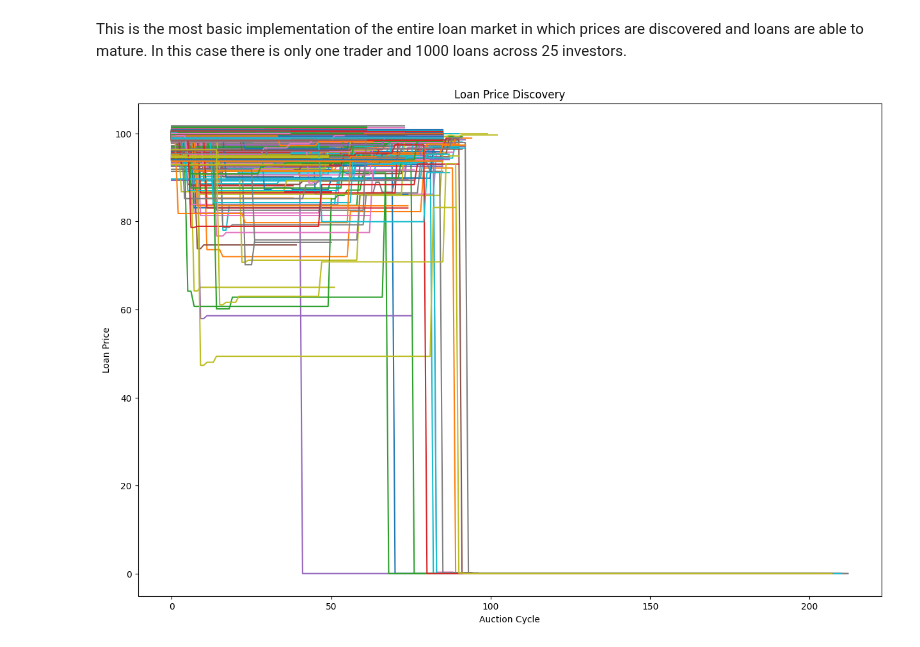
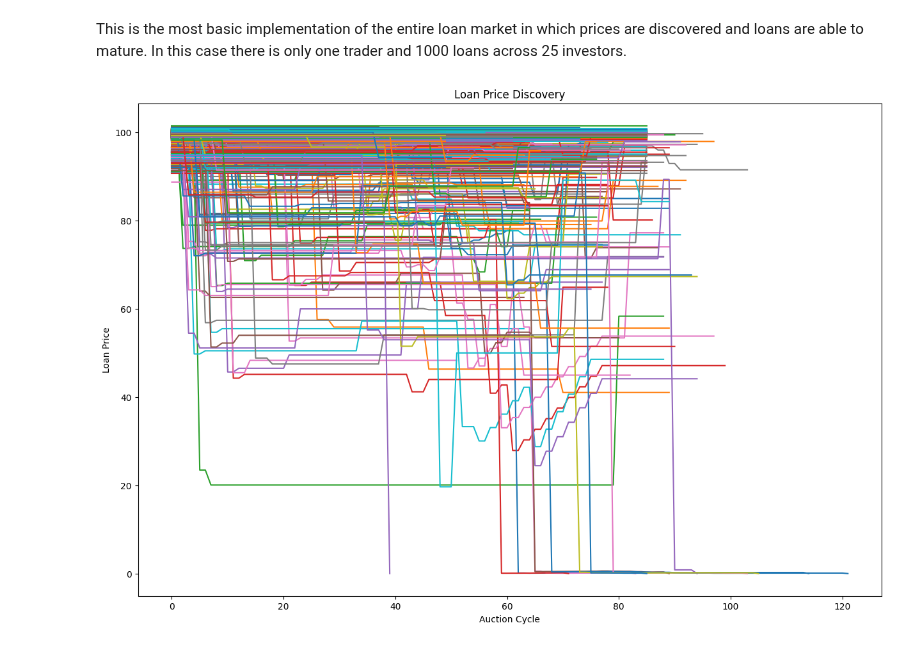
Before and after one commit to mithilpujar/capstone, a Jupyter notebook: Loan Trader Demonstration.ipynb, the cells around one changed output. Cells and saved outputs as stored; diff of their text form; code cells hidden in the pictures.

Commit message:
Fixed maturity bug
Added in sale price graph to trader plot

```diff
--- a/Loan Trader Demonstration.ipynb
+++ b/Loan Trader Demonstration.ipynb
@@ -162,33 +162,32 @@ num_investors = 25
 trader = LoanTrader.LoanTrader(max_investors=500)
 
 # setting up a universe of loans and investors and randomly allocating them
 loans_list = [Loan.Loan() for _ in range(num_loans)]
 investors_list = [LoanInvestor.LoanInvestor() for _ in range(num_investors)]
 
 # randomly allocating loans to investors
 for investor in investors_list:
     available_loans = [loan for loan in loans_list if loan.current_owner == "no owner"]
     investor.initialize_portfolio(available_loans)
 
 # setting up all the investors to have our trader as their trader
 trader.add_investors(investors_list)
 for _ in range(200):
     for investor in investors_list:
         investor.update(cycle=_)
     for loan in loans_list:
         loan.update(current_cycle=_)
-    trader.collect_loans_for_sale(print_outputs=False, num_investors=25)
-    trader.run_auction(show_bids=False)
+    trader.update(cycle=_, num_investors=25)
 # Plotting
 plt.figure(figsize=(15, 10))
 
 # Plot each sublist as a separate line in the line plot
 for i, sublist in enumerate([loan.market_price_history for loan in loans_list]):
     plt.plot(sublist, label=f'Series {i + 1}')
 
 plt.title("Loan Price Discovery")
 plt.xlabel("Auction Cycle")
 plt.ylabel("Loan Price")
 plt.show()
 # %% [output]
-[figure, old version]
+[figure, new version]
```
Also changed, not shown: parts of 6 cells of this notebook, 7 other files.
